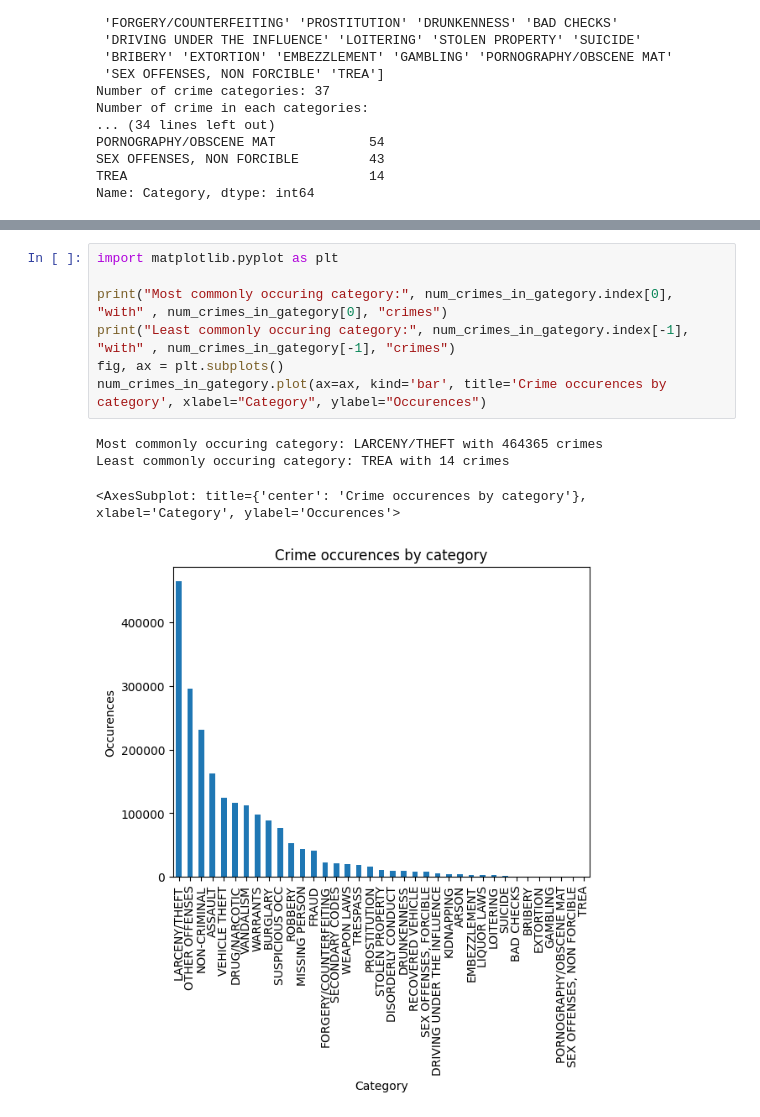
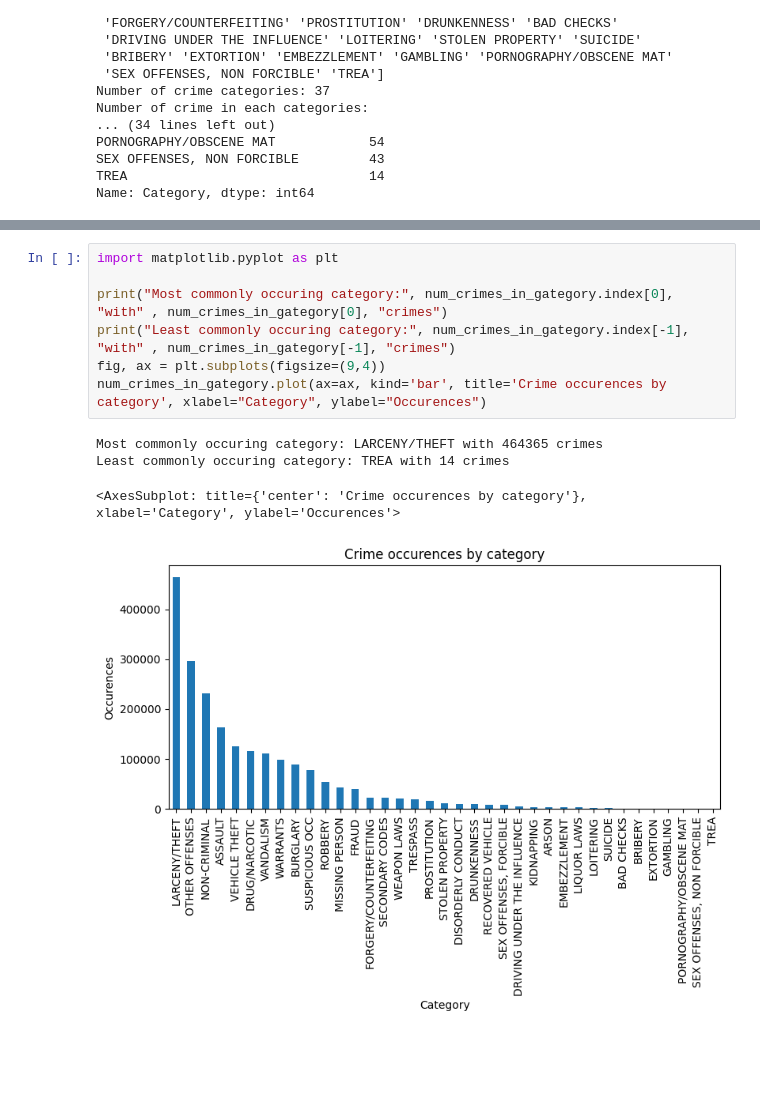
Before and after one commit to AnneKDesler/socialdata2023, a Jupyter notebook: lectures/Week1.ipynb, the cells around one changed output, grey strips where cells are left out. Drawn from its saved outputs; the diff is of its cells as text; blank space fills up the shorter version.

```diff
--- a/lectures/Week1.ipynb
+++ b/lectures/Week1.ipynb
@@ -125,12 +113,12 @@ Name: Category, dtype: int64
 # %%
 import matplotlib.pyplot as plt
 
 print("Most commonly occuring category:", num_crimes_in_gategory.index[0], "with" , num_crimes_in_gategory[0], "crimes")
 print("Least commonly occuring category:", num_crimes_in_gategory.index[-1], "with" , num_crimes_in_gategory[-1], "crimes")
-fig, ax = plt.subplots()
+fig, ax = plt.subplots(figsize=(9,4))
 num_crimes_in_gategory.plot(ax=ax, kind='bar', title='Crime occurences by category', xlabel="Category", ylabel="Occurences")
 # %% [output]
 Most commonly occuring category: LARCENY/THEFT with 464365 crimes
 Least commonly occuring category: TREA with 14 crimes
 <AxesSubplot: title={'center': 'Crime occurences by category'}, xlabel='Category', ylabel='Occurences'>
-[figure, old version]
+[figure, new version]
```
Also changed, not shown: parts of 7 cells of this notebook.
